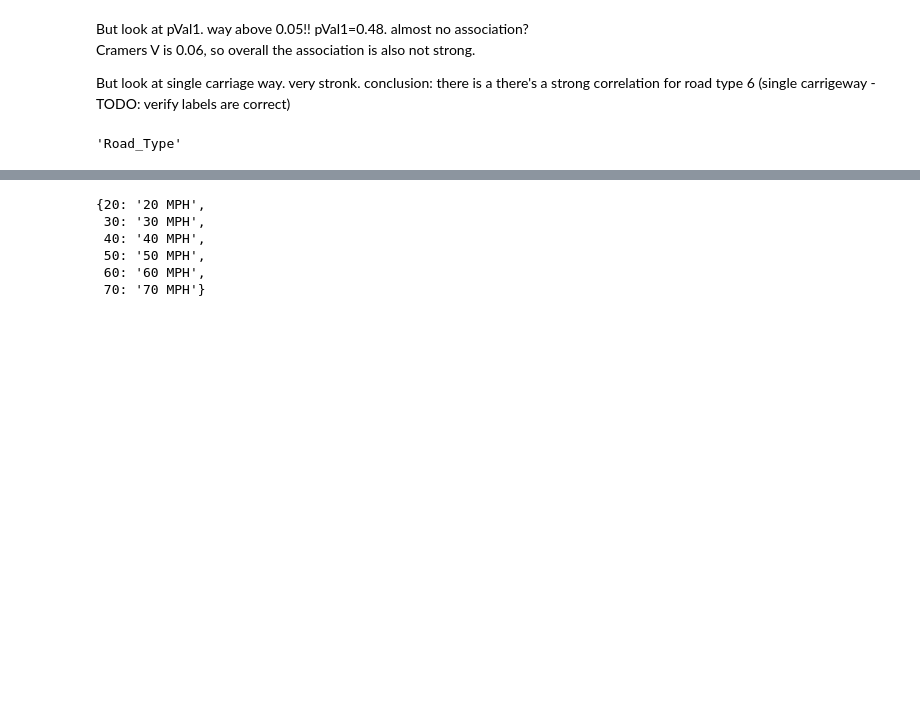
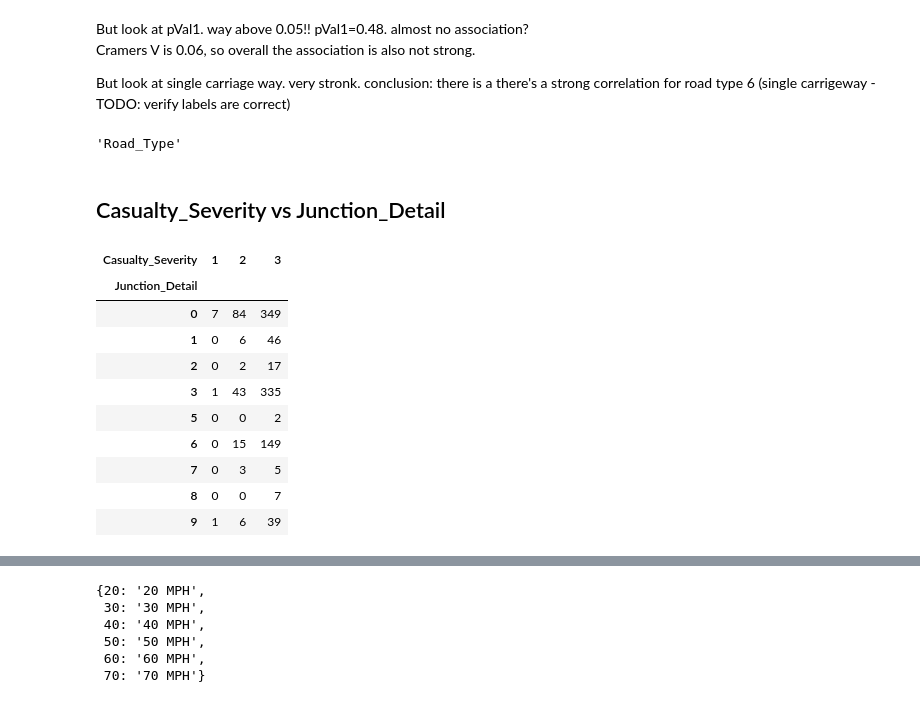
Before and after one commit to mfoman/fyp2021p01lectures, a Jupyter notebook: notebooks/fyp2021p01lectures_draft.ipynb, the cells around one changed output, grey strips where cells are left out. Cells and saved outputs as stored; diff of their text form; code cells hidden in the pictures; blank space fills up the shorter version.

```diff
--- a/notebooks/fyp2021p01lectures_draft.ipynb
+++ b/notebooks/fyp2021p01lectures_draft.ipynb
@@ -1151,3 +1158,21 @@ def plot_pearson_test(observed, expected, var1_labels=None, var2_labels=None):
 var1
 # %% [output]
 'Road_Type'
+# %% [markdown]
+## Casualty_Severity vs Junction_Detail
+# %%
+observed_pd2 = pd.crosstab(merged["Junction_Detail"], merged["Casualty_Severity"], margins=False)
+observed2 = observed_pd2.to_numpy()
+observed_pd2
+# %% [output]
+| Casualty_Severity | 1 | 2 | 3 |
+| Junction_Detail |  |  |  |
+| 0 | 7 | 84 | 349 |
+| 1 | 0 | 6 | 46 |
+| 2 | 0 | 2 | 17 |
+| 3 | 1 | 43 | 335 |
+| 5 | 0 | 0 | 2 |
+| 6 | 0 | 15 | 149 |
+| 7 | 0 | 3 | 5 |
+| 8 | 0 | 0 | 7 |
+| 9 | 1 | 6 | 39 |
```
Also changed, not shown: parts of 45 cells of this notebook.
